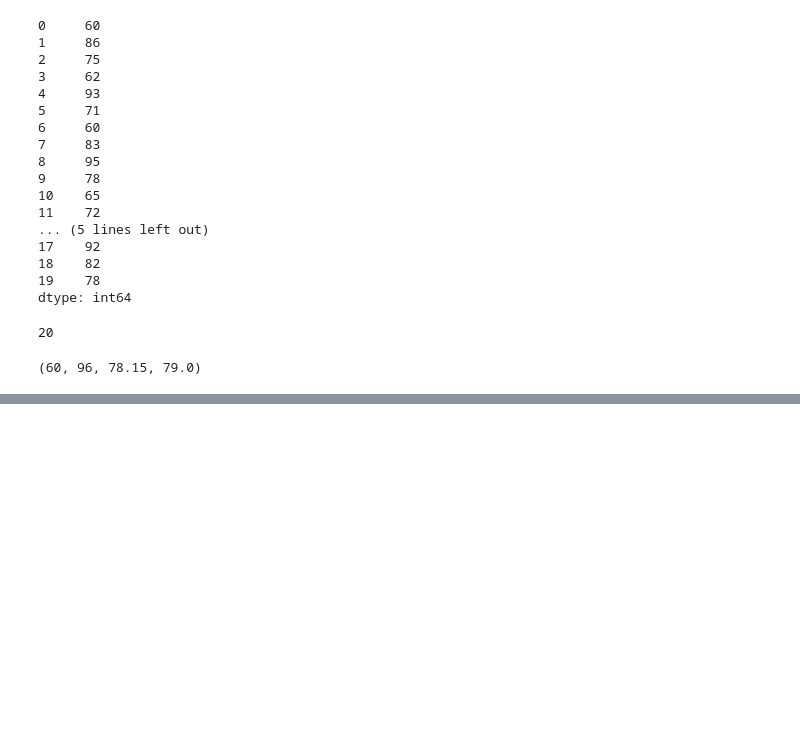
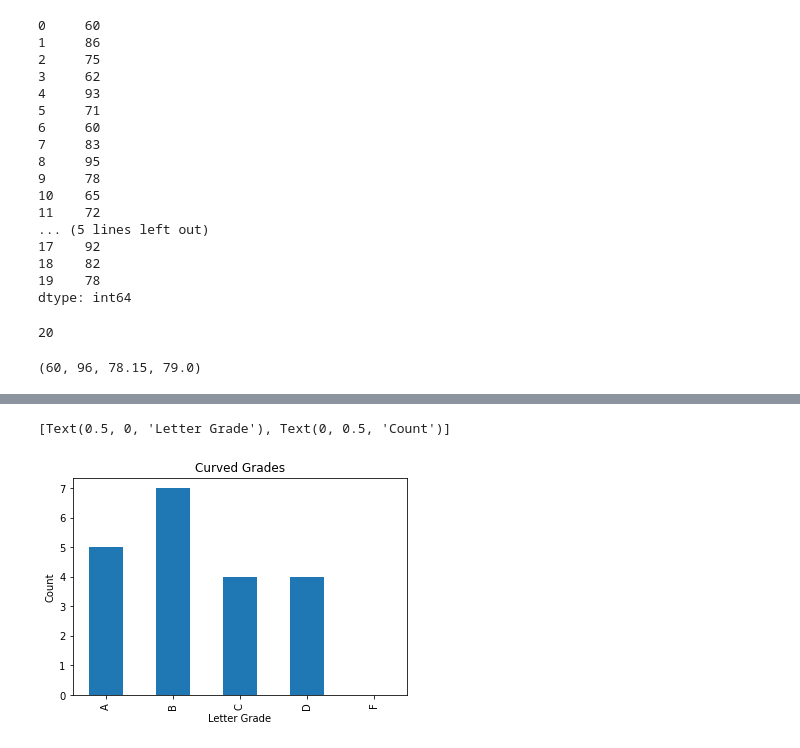
Before and after one commit to dashbringhurst/numpy-pandas-visualization-exercises, a Jupyter notebook: pandas_series.ipynb, the cells around one changed output, grey strips where cells are left out. Saved outputs shown, nothing was run; the diff lists cells and outputs as text; code cells hidden in the pictures; blank space fills up the shorter version.

```diff
--- a/pandas_series.ipynb
+++ b/pandas_series.ipynb
@@ -414,3 +468,6 @@ exam_scores.min(), exam_scores.max(), exam_scores.mean(), exam_scores.median()
 # Write the code necessary to implement a curve for your exam_grades Series and save this
 # as curved_grades. Add the necessary points to the highest grade to make it 100, and add
 # the same number of points to every other score in the Series as well.
+
+curved_grades = exam_scores + 4
+curved_grades
@@ -417,3 +492,6 @@ exam_scores.min(), exam_scores.max(), exam_scores.mean(), exam_scores.median()
 # %%
 # Use a method to convert each of the numeric values in the curved_grades Series into a
 # categorical value of letter grades. For example, 86 should be a 'B' and 95 should be an 'A'. Save this as a Series named letter_grades.
+
+letter_grades = pd.cut(curved_grades, bins = [0, 59, 69, 79, 89, 100], labels = ['F', 'D', 'C', 'B', 'A'])
+letter_grades
@@ -420,2 +516,7 @@ exam_scores.min(), exam_scores.max(), exam_scores.mean(), exam_scores.median()
 # %%
 # Plot your new categorical letter_grades Series in a meaningful way and include a title and axis labels.
+
+letter_grades.value_counts().sort_index(ascending=False).plot.bar(title='Curved Grades').set(xlabel='Letter Grade', ylabel='Count')
+# %% [output]
+[Text(0.5, 0, 'Letter Grade'), Text(0, 0.5, 'Count')]
+[figure, added]
```
Also changed, not shown: parts of 13 cells of this notebook.
